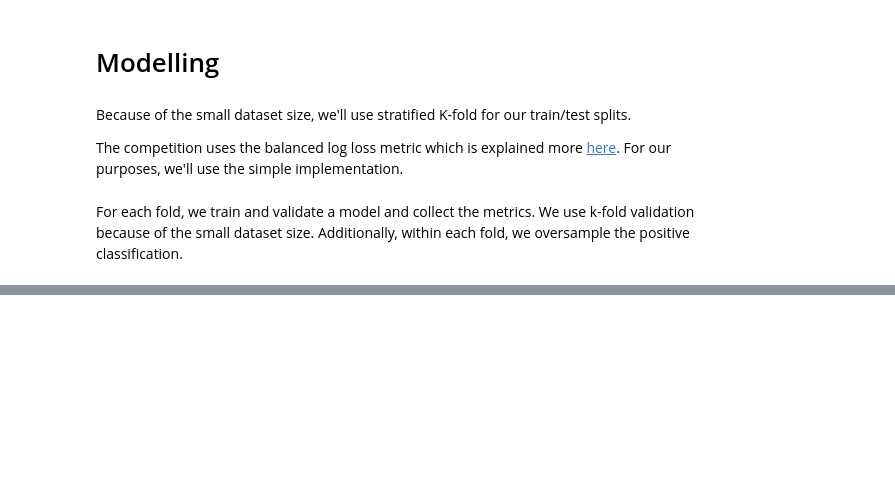
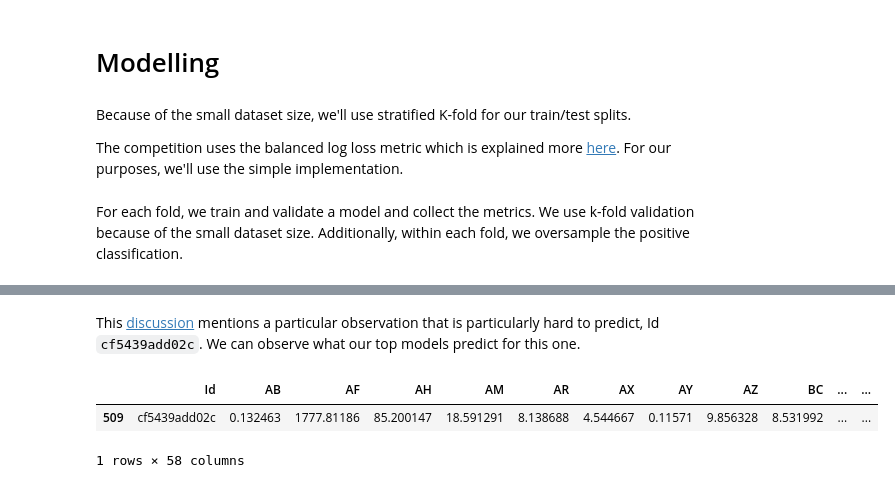
Before and after one commit to programmer-ke/icr-age-related-kaggle-competition, a Jupyter notebook: notebooks/ensemble-them-all.ipynb, the cells around one changed output, grey strips where cells are left out. Saved outputs shown, nothing was run; the diff lists cells and outputs as text; code cells hidden in the pictures; blank space fills up the shorter version.

```diff
--- a/notebooks/ensemble-them-all.ipynb
+++ b/notebooks/ensemble-them-all.ipynb
@@ -208,0 +391,12 @@ fold: 0.. fold: 1.. fold: 2.. fold: 3.. fold: 4..
+# %% [markdown]
+This [discussion][9] mentions a particular observation that is particularly hard to predict, Id `cf5439add02c`. We can observe what our top models predict for this one.
+
+[9]: https://www.kaggle.com/competitions/icr-identify-age-related-conditions/discussion/430475
+# %%
+df_train_raw = pd.read_csv(f'{path}/train.csv', low_memory=False)
+row = df_train_raw[df_train_raw.Id == "cf5439add02c"]
+row
+# %% [output]
+|  | Id | AB | AF | AH | AM | AR | AX | AY | AZ | BC | ... | ... |
+| 509 | cf5439add02c | 0.132463 | 1777.81186 | 85.200147 | 18.591291 | 8.138688 | 4.544667 | 0.11571 | 9.856328 | 8.531992 | ... | ... |
+1 rows × 58 columns
```
Also changed, not shown: parts of 26 cells of this notebook.
